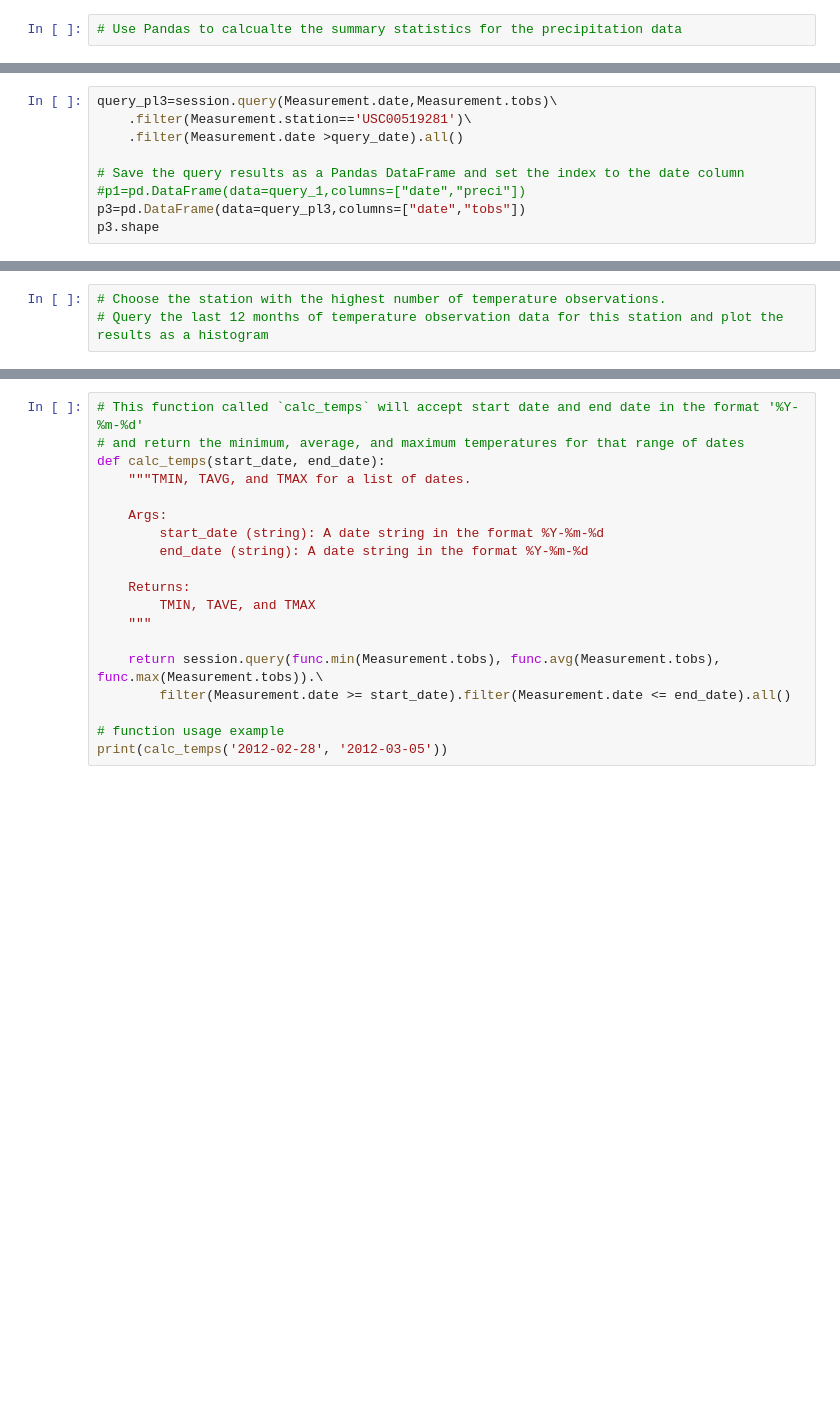
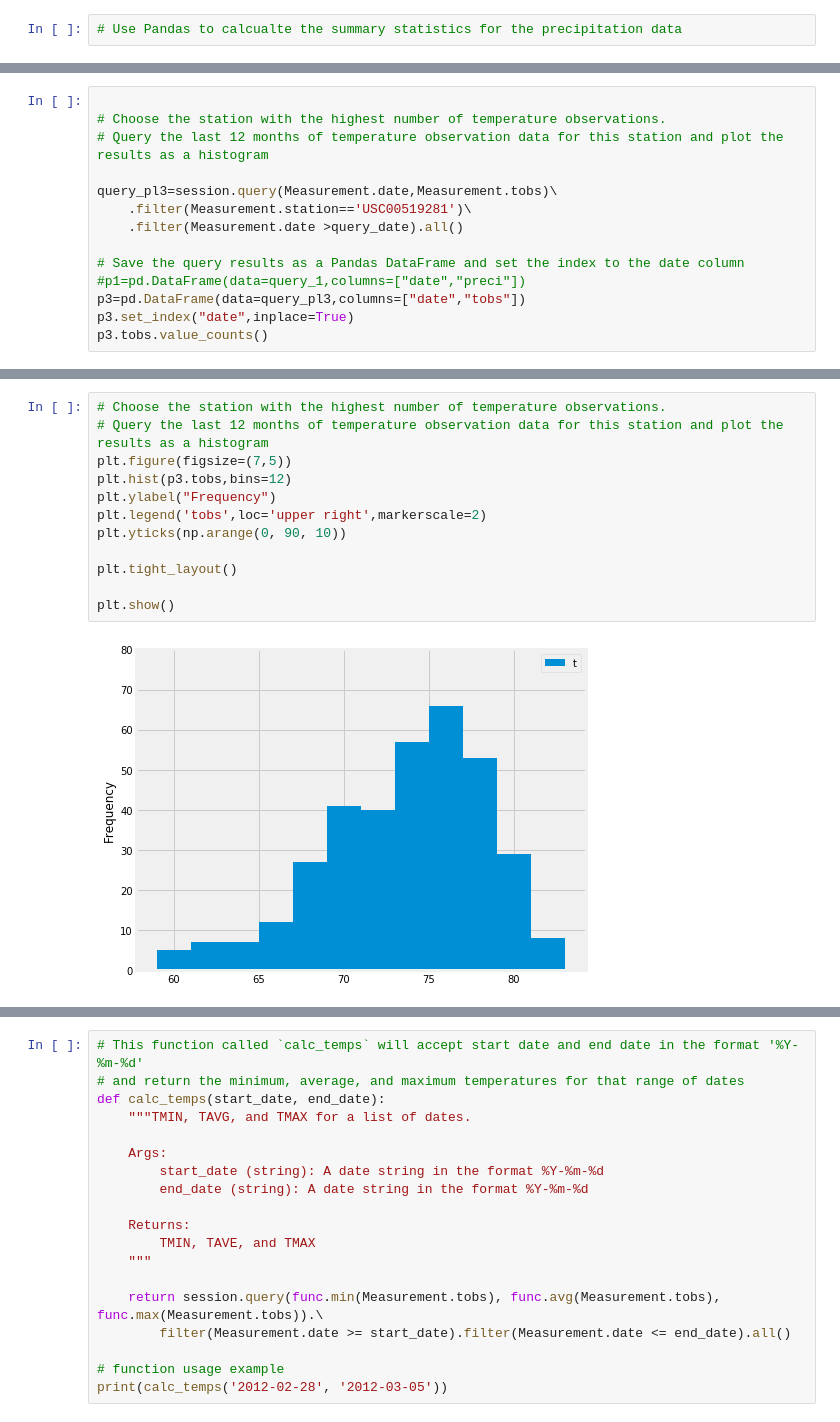
Before and after one commit to bfiroozfard/Flask_SQLAlchmey-Surf-Up, a Jupyter notebook: behnamjob.ipynb, the cells around one changed output, grey strips where cells are left out. Cells and saved outputs as stored; diff of their text form; blank space fills up the shorter version.

```diff
--- a/behnamjob.ipynb
+++ b/behnamjob.ipynb
@@ -267,4 +224,8 @@ query_pl2
 # %%
+
+# Choose the station with the highest number of temperature observations.
+# Query the last 12 months of temperature observation data for this station and plot the results as a histogram
+
 query_pl3=session.query(Measurement.date,Measurement.tobs)\
     .filter(Measurement.station=='USC00519281')\
     .filter(Measurement.date >query_date).all()
@@ -272,5 +233,6 @@ query_pl3=session.query(Measurement.date,Measurement.tobs)\
 # Save the query results as a Pandas DataFrame and set the index to the date column
 #p1=pd.DataFrame(data=query_1,columns=["date","preci"])
 p3=pd.DataFrame(data=query_pl3,columns=["date","tobs"])
-p3.shape
+p3.set_index("date",inplace=True)
+p3.tobs.value_counts()
 # %% [output]
@@ -288,6 +256,17 @@ plt.show()
 # %%
 # Choose the station with the highest number of temperature observations.
 # Query the last 12 months of temperature observation data for this station and plot the results as a histogram
+plt.figure(figsize=(7,5))
+plt.hist(p3.tobs,bins=12)
+plt.ylabel("Frequency")
+plt.legend('tobs',loc='upper right',markerscale=2)
+plt.yticks(np.arange(0, 90, 10))
+
+plt.tight_layout()
+
+plt.show()
+# %% [output]
+[figure, added]
 # %% [markdown]
 ![precipitation](Images/station-histogram.png)
 # %%
```
Also changed, not shown: parts of 35 cells of this notebook, 4 other files.
